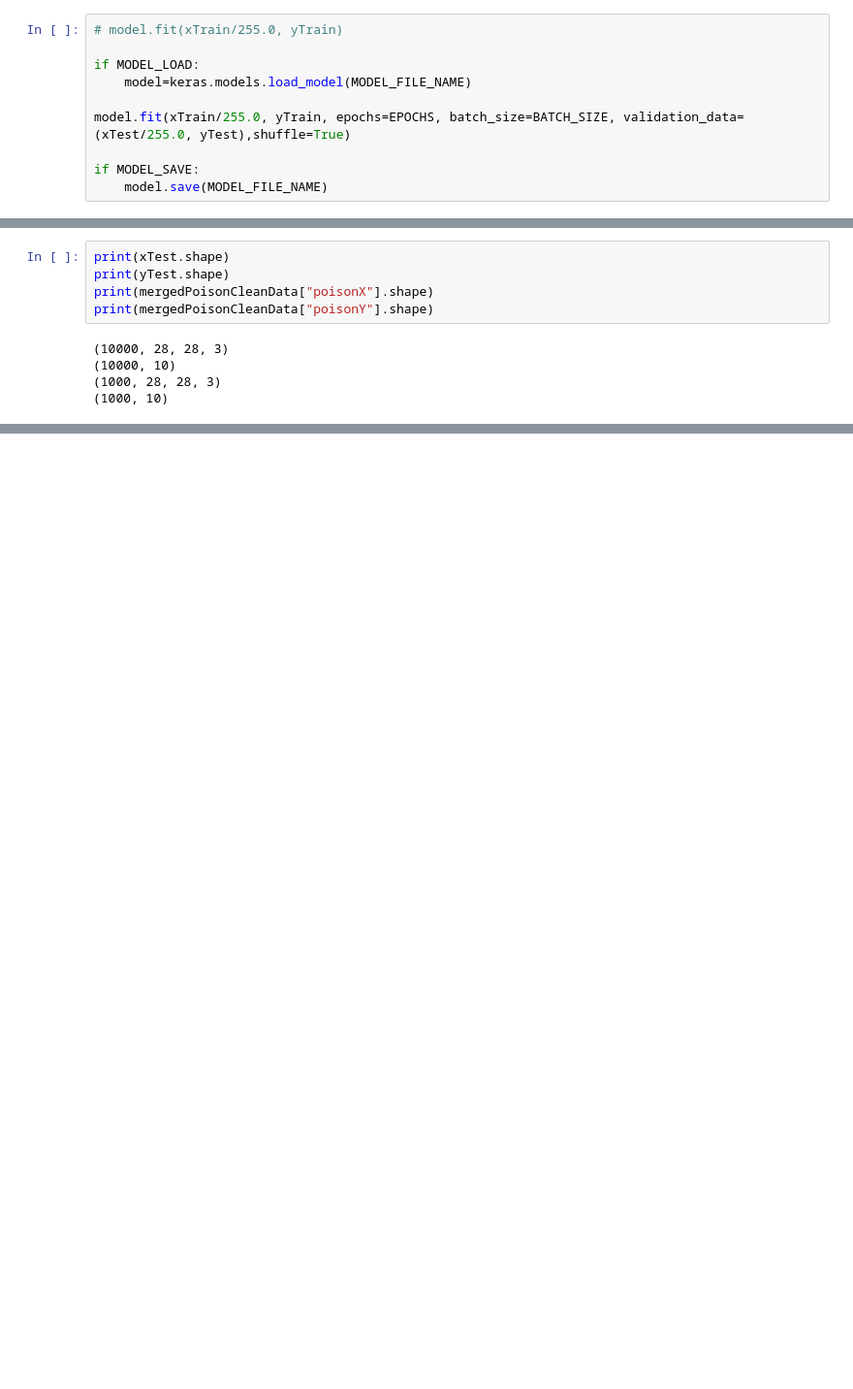
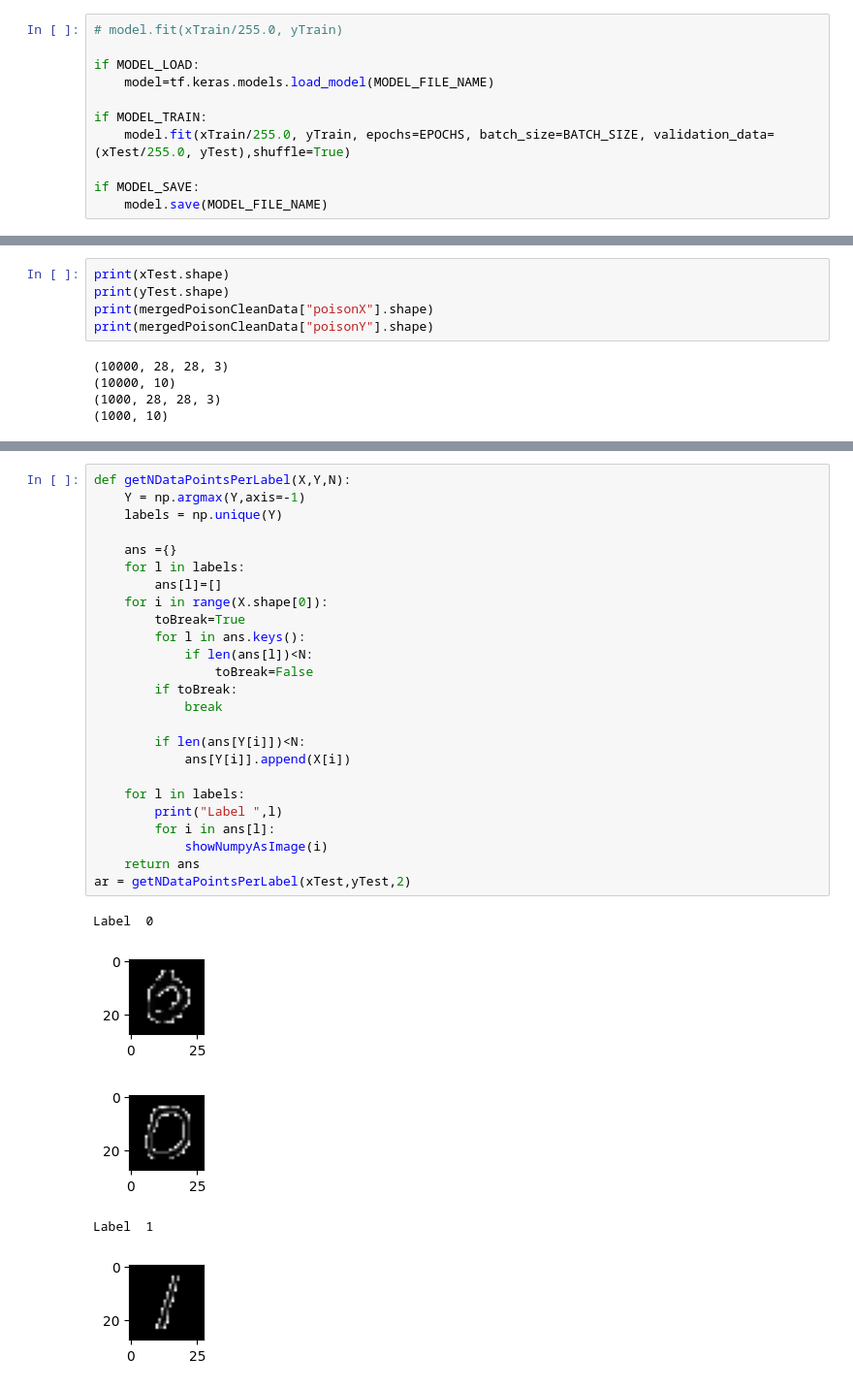
Before and after one commit to gihanjayatilaka/trojan-detection, a Jupyter notebook: gihan/create-trojan.ipynb, the cells around one changed output, grey strips where cells are left out. Shown at 97% size. Cells and saved outputs as stored; diff of their text form; blank space fills up the shorter version.

```diff
--- a/gihan/create-trojan.ipynb
+++ b/gihan/create-trojan.ipynb
@@ -388,9 +401,10 @@ Poison frequencies
 # model.fit(xTrain/255.0, yTrain)
 
 if MODEL_LOAD:
-    model=keras.models.load_model(MODEL_FILE_NAME)
+    model=tf.keras.models.load_model(MODEL_FILE_NAME)
 
-model.fit(xTrain/255.0, yTrain, epochs=EPOCHS, batch_size=BATCH_SIZE, validation_data=(xTest/255.0, yTest),shuffle=True)
+if MODEL_TRAIN:
+    model.fit(xTrain/255.0, yTrain, epochs=EPOCHS, batch_size=BATCH_SIZE, validation_data=(xTest/255.0, yTest),shuffle=True)
 
 if MODEL_SAVE:
     model.save(MODEL_FILE_NAME)
@@ -483,0 +473,31 @@ showConfusionMap(yTrue=mergedPoisonCleanData["poisonY"],yPred=model.predict(merg
+# %%
+def getNDataPointsPerLabel(X,Y,N):
+    Y = np.argmax(Y,axis=-1)
+    labels = np.unique(Y)
+
+    ans ={}
+    for l in labels:
+        ans[l]=[]
+    for i in range(X.shape[0]):
+        toBreak=True
+        for l in ans.keys():
+            if len(ans[l])<N:
+                toBreak=False
+        if toBreak:
+            break
+
+        if len(ans[Y[i]])<N:
+            ans[Y[i]].append(X[i])
+
+    for l in labels:
+        print("Label ",l)
+        for i in ans[l]:
+            showNumpyAsImage(i)
+    return ans
+ar = getNDataPointsPerLabel(xTest,yTest,2)
+# %% [output]
+Label  0
+[figure, added]
+[figure, added]
+Label  1
+[figure, added]
```
Also changed, not shown: parts of 17 cells of this notebook, 1 other file.
